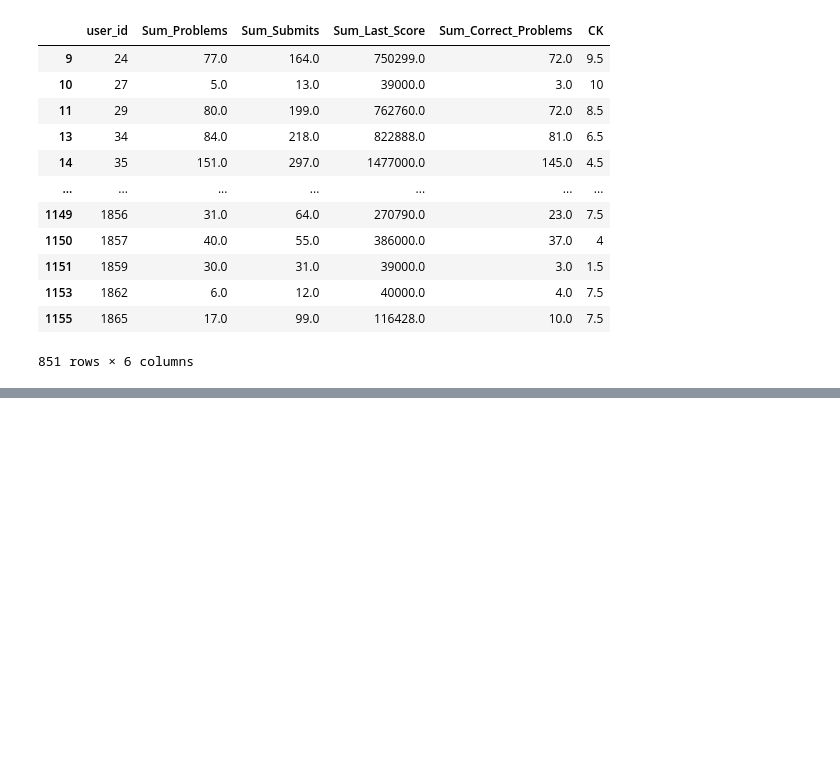
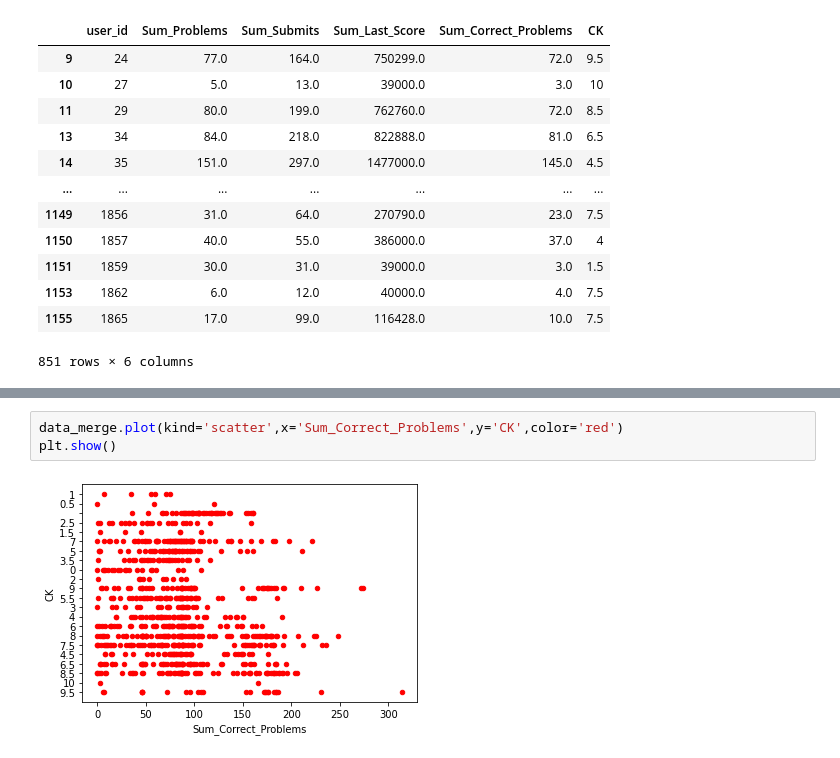
Before and after one commit to PhanTung-06/CS114.L21, a Jupyter notebook: ProcessDataWecode/data_discovery.ipynb, the cells around one changed output, grey strips where cells are left out. Saved outputs shown, nothing was run; the diff lists cells and outputs as text; blank space fills up the shorter version.

```diff
--- a/ProcessDataWecode/data_discovery.ipynb
+++ b/ProcessDataWecode/data_discovery.ipynb
@@ -264,0 +280,5 @@ data_merge
+# %%
+data_merge.plot(kind='scatter',x='Sum_Correct_Problems',y='CK',color='red')
+plt.show()
+# %% [output]
+[figure, added]
```
Also changed, not shown: parts of 4 cells of this notebook.
